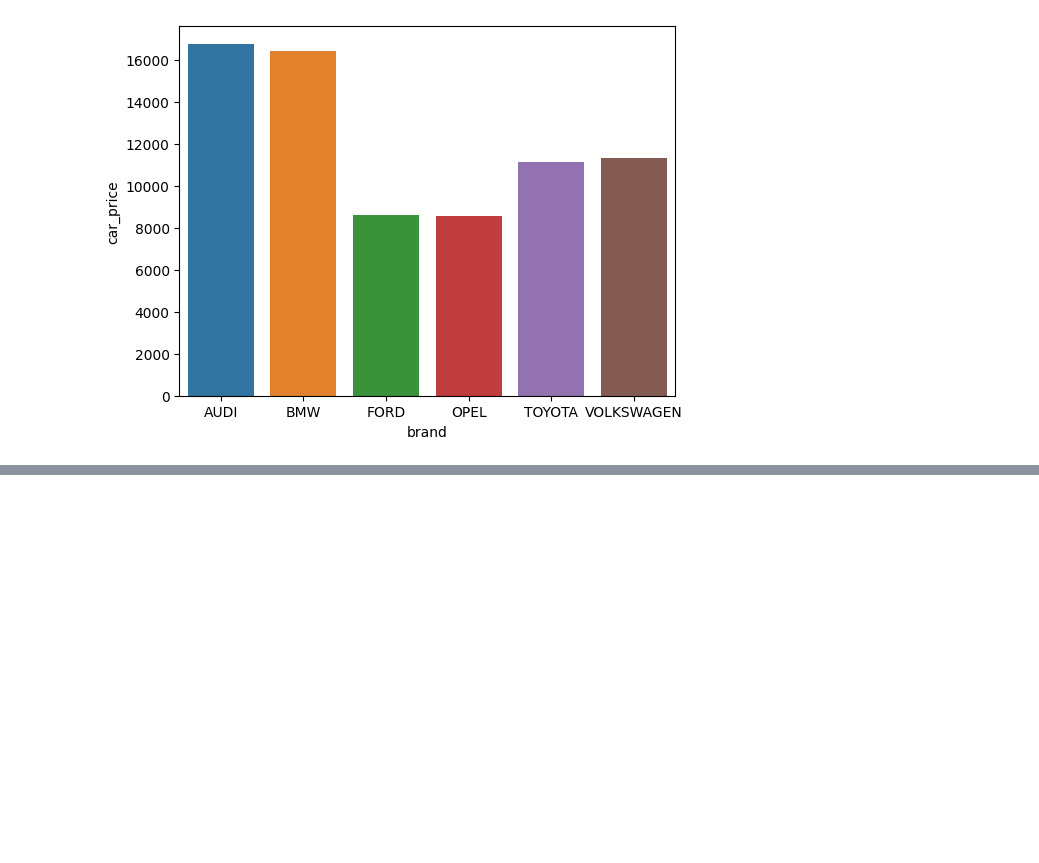
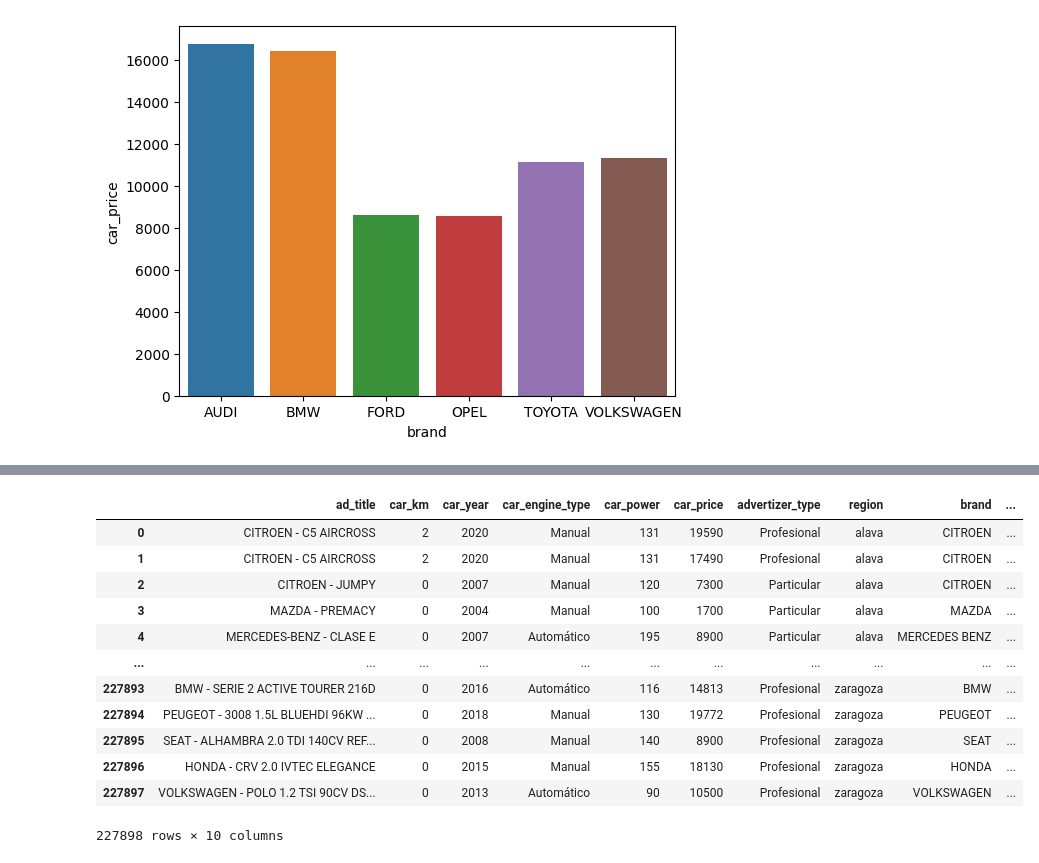
Before and after one commit to tihomir22/TAZOO, a Jupyter notebook: cochesUsadosMilanuncios.ipynb, the cells around one changed output, grey strips where cells are left out. Saved outputs shown, nothing was run; the diff lists cells and outputs as text; code cells hidden in the pictures; blank space fills up the shorter version.

```diff
--- a/cochesUsadosMilanuncios.ipynb
+++ b/cochesUsadosMilanuncios.ipynb
@@ -141,3 +141,19 @@ plt.show()
+# %%
+cochesUsados
+# %% [output]
+|  | ad_title | car_km | car_year | car_engine_type | car_power | car_price | advertizer_type | region | brand | ... |
+| 0 | CITROEN - C5 AIRCROSS | 2 | 2020 | Manual | 131 | 19590 | Profesional | alava | CITROEN | ... |
+| 1 | CITROEN - C5 AIRCROSS | 2 | 2020 | Manual | 131 | 17490 | Profesional | alava | CITROEN | ... |
+| 2 | CITROEN - JUMPY | 0 | 2007 | Manual | 120 | 7300 | Particular | alava | CITROEN | ... |
+| 3 | MAZDA - PREMACY | 0 | 2004 | Manual | 100 | 1700 | Particular | alava | MAZDA | ... |
+| 4 | MERCEDES-BENZ - CLASE E | 0 | 2007 | Automático | 195 | 8900 | Particular | alava | MERCEDES BENZ | ... |
+| ... | ... | ... | ... | ... | ... | ... | ... | ... | ... | ... |
+| 227893 | BMW - SERIE 2 ACTIVE TOURER 216D | 0 | 2016 | Automático | 116 | 14813 | Profesional | zaragoza | BMW | ... |
+| 227894 | PEUGEOT - 3008 1.5L BLUEHDI 96KW ... | 0 | 2018 | Manual | 130 | 19772 | Profesional | zaragoza | PEUGEOT | ... |
+| 227895 | SEAT - ALHAMBRA 2.0 TDI 140CV REF... | 0 | 2008 | Manual | 140 | 8900 | Profesional | zaragoza | SEAT | ... |
+| 227896 | HONDA - CRV 2.0 IVTEC ELEGANCE | 0 | 2015 | Manual | 155 | 18130 | Profesional | zaragoza | HONDA | ... |
+| 227897 | VOLKSWAGEN - POLO 1.2 TSI 90CV DS... | 0 | 2013 | Automático | 90 | 10500 | Profesional | zaragoza | VOLKSWAGEN | ... |
+227898 rows × 10 columns
 # %%
 from sklearn import preprocessing
 from sklearn.preprocessing import MinMaxScaler
```
Also changed, not shown: parts of 8 cells of this notebook.
